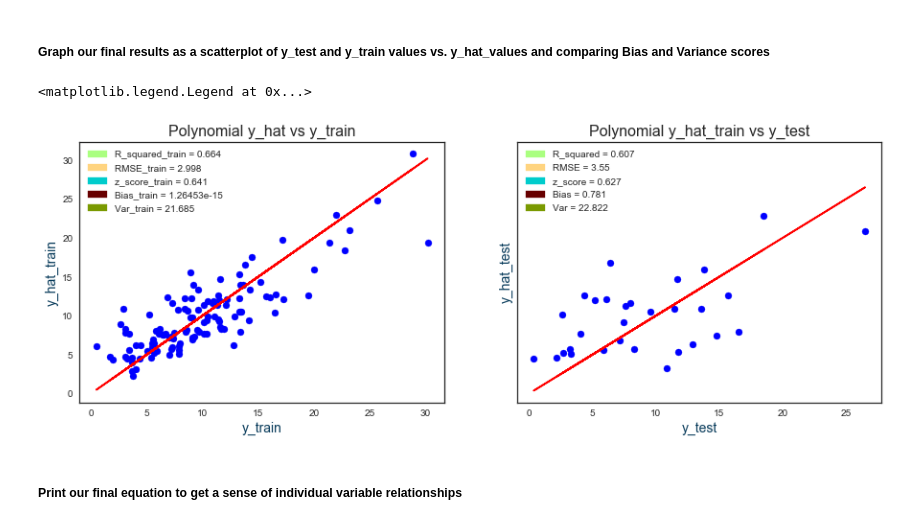
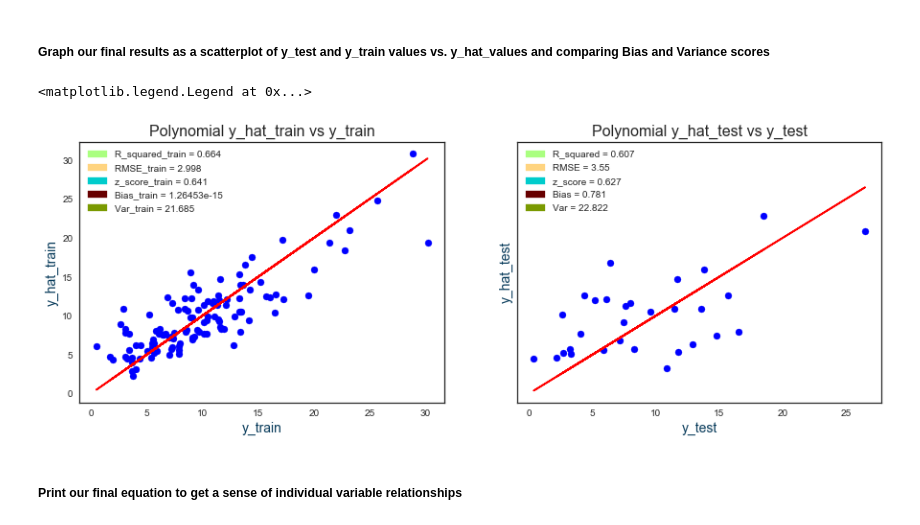
Before and after one commit to Botafogo1894/Project2, a Jupyter notebook: Combined_data.ipynb, the cells around one changed output. Saved outputs shown, nothing was run; the diff lists cells and outputs as text; code cells hidden in the pictures.

Commit message:
typo on graph

```diff
--- a/Combined_data.ipynb
+++ b/Combined_data.ipynb
@@ -689,36 +689,36 @@ R_squared_train = linreg.score(X_train, y_train)
 
 f, (ax1, ax2) = plt.subplots(1, 2, sharey=True, figsize = (15,5))
 
-ax1.set_title("Polynomial y_hat vs y_train", fontsize = 16)
+ax1.set_title("Polynomial y_hat_train vs y_train", fontsize = 16)
 ax1.set_xlabel("y_train",fontsize = 14, color = "#073A5A")
 ax1.set_ylabel("y_hat_train",fontsize = 14, color = "#073A5A")
 ax1.scatter(y_train, y_hat_train, color = "blue", label='Actual Data')
 ax1.plot(y_train, y_train, color = "red", label='Model')
 
 R2_patch = mpatches.Patch(color='#aaff80', label="R_squared_train = {}".format(round(R_squared_train, 3)))
 RMSE_patch = mpatches.Patch(color='#ffd480', label="RMSE_train = {}".format(round(RMSE_train, 3)))
 z_patch = mpatches.Patch(color='#00cccc', label="z_score_train = {}".format(round(z_score_train, 3)))
 Bias_patch = mpatches.Patch(color='#670000', label="Bias_train = {}".format(round(bias_train, 20)))
 Variance_patch = mpatches.Patch(color='#7A9A01', label="Var_train = {}".format(round(var_train, 3)))
 
 ax1.legend(handles=[R2_patch, RMSE_patch, z_patch, Bias_patch, Variance_patch])
 
-ax2.set_title("Polynomial y_hat_train vs y_test", fontsize = 16)
+ax2.set_title("Polynomial y_hat_test vs y_test", fontsize = 16)
 ax2.set_xlabel("y_test", fontsize = 14, color = "#073A5A")
 ax2.set_ylabel("y_hat_test", fontsize = 14, color = "#073A5A")
 ax2.scatter(y_test, y_hat_test, color = "blue")
 ax2.plot(y_test, y_test, color = "red")
 
 R2_patch = mpatches.Patch(color='#aaff80', label="R_squared = {}".format(round(R_squared, 3)))
 RMSE_patch = mpatches.Patch(color='#ffd480', label="RMSE = {}".format(round(RMSE, 3)))
 z_patch = mpatches.Patch(color='#00cccc', label="z_score = {}".format(round(z_score, 3)))
 Bias_patch = mpatches.Patch(color='#670000', label="Bias = {}".format(round(bias_test, 3)))
 Variance_patch = mpatches.Patch(color='#7A9A01', label="Var = {}".format(round(var_test, 3)))
 
 ax2.legend(handles=[R2_patch, RMSE_patch, z_patch,  Bias_patch, Variance_patch], loc = "upper left")
 # %% [output]
 <matplotlib.legend.Legend at 0x...>
-[figure, old version]
+[figure, new version]
 # %% [markdown]
 ##### Print our final equation to get a sense of individual variable relationships
 # %%
```
Also changed, not shown: 1 other file.
